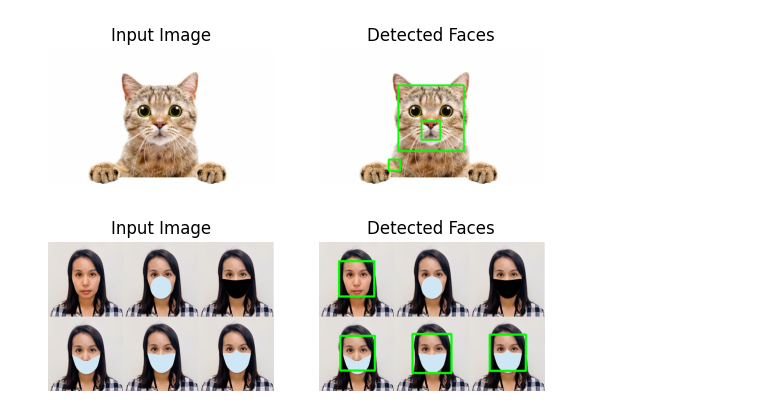
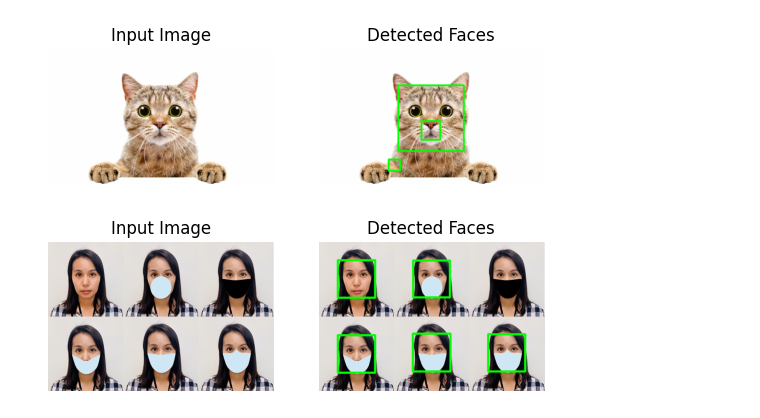
Before and after one commit to noora20FH/PCVK, a Jupyter notebook: week12.ipynb, the cells around one changed output. Cells and saved outputs as stored; diff of their text form; code cells hidden in the pictures.

```diff
--- a/week12.ipynb
+++ b/week12.ipynb
@@ -115,28 +115,28 @@ plt.show()
 # %%
 
 
-cascade_wajah = cv.CascadeClassifier('/content/drive/MyDrive/haarcascade_frontalface_alt2.xml')
+cascade_wajah = cv.CascadeClassifier('/content/drive/MyDrive/haarcascade_frontalface_default.xml')
 
 img = cv.imread('/content/drive/MyDrive/mask.png')
 
 plt.subplot(221), plt.imshow(cv.cvtColor(img, cv.COLOR_BGR2RGB))
 plt.title('Input Image'), plt.axis('off')
 
 # Convert the image to grayscale
 gray = cv.cvtColor(img, cv.COLOR_BGR2GRAY)
 
 faces = cascade_wajah.detectMultiScale(gray, 1.3, 5)
 for (x, y, w, h) in faces:
     cv.rectangle(img, (x, y), (x+w, y+h), (0, 255, 0), 5)
     roi_gray = gray[y:y+h, x:x+w]
     roi_color = img[y:y+h, x:x+w]
 
 # Display the input image with rectangles around the detected faces
 plt.subplot(222), plt.imshow(cv.cvtColor(img, cv.COLOR_BGR2RGB))
 plt.title('Detected Faces'), plt.axis('off')
 
 
 
 plt.show()
 # %% [output]
-[figure, old version]
+[figure, new version]
```
Also changed, not shown: parts of 2 cells of this notebook.
